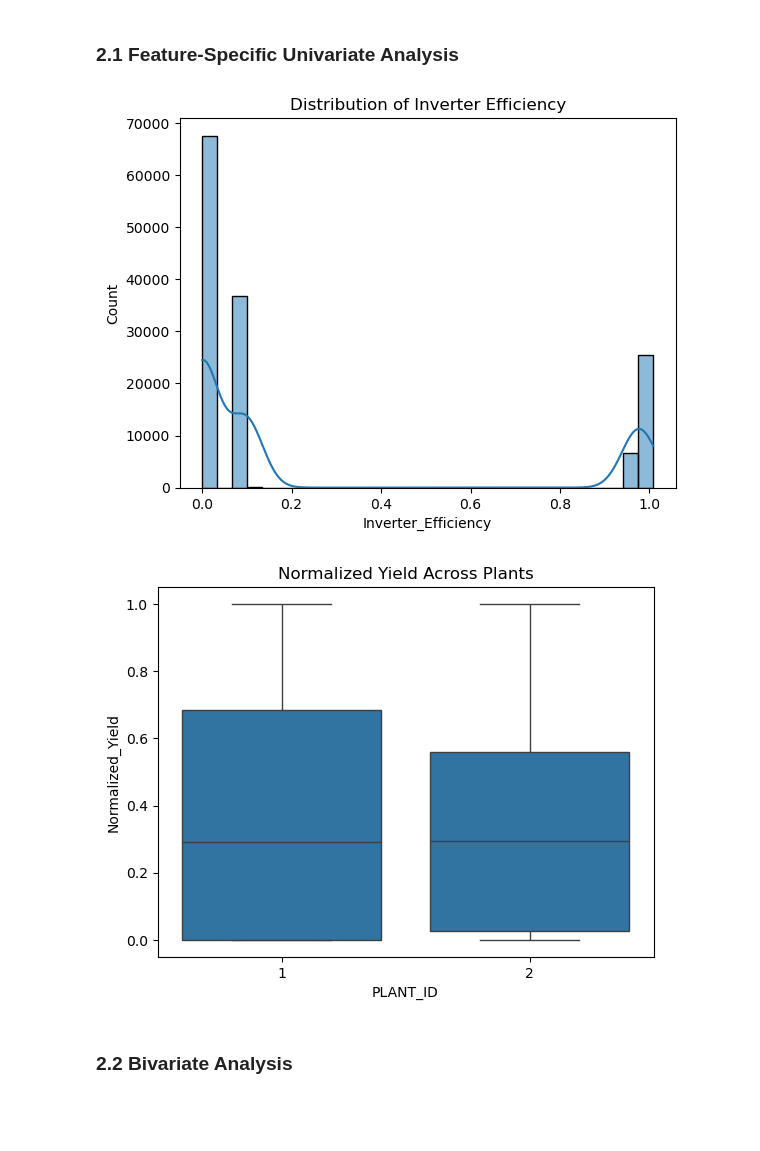
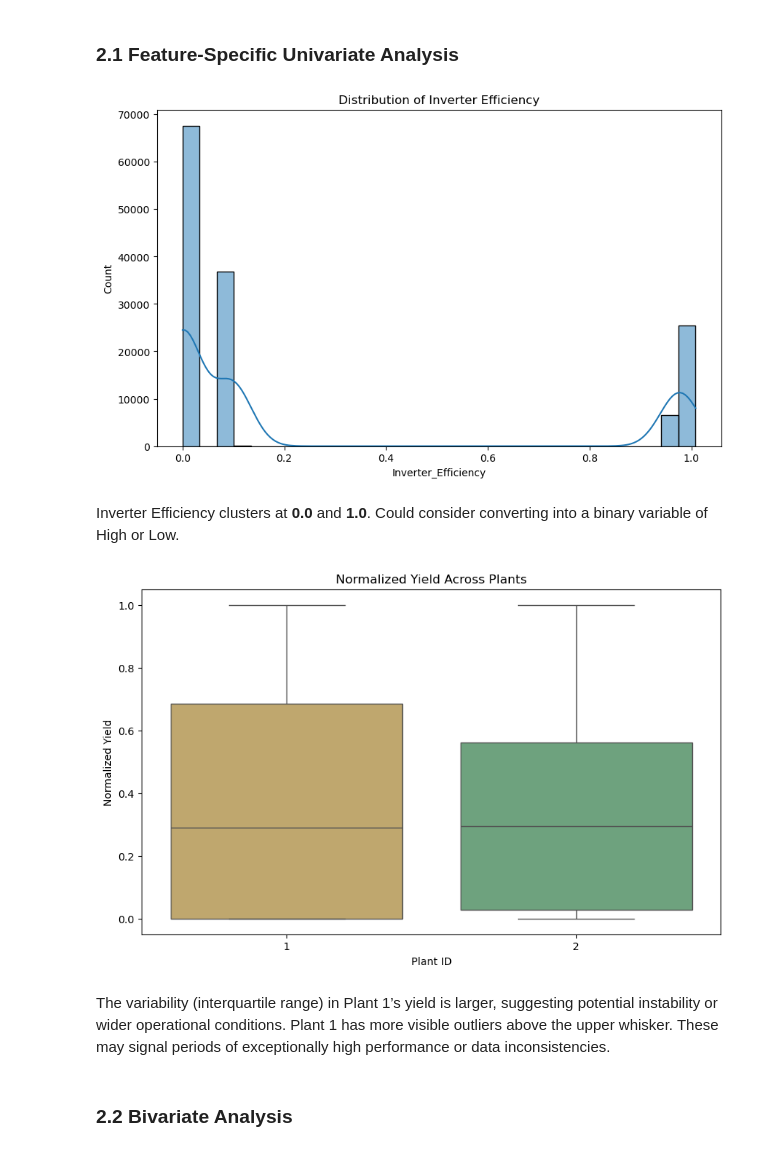
Before and after one commit to audreymalloy/Springboard_DataScience, a Jupyter notebook: Capstone-3-Solar/EDA/solar_eda.ipynb, the cells around one changed output. Drawn from its saved outputs; the diff is of its cells as text; code cells hidden in the pictures; blank space fills up the shorter version.

```diff
--- a/Capstone-3-Solar/EDA/solar_eda.ipynb
+++ b/Capstone-3-Solar/EDA/solar_eda.ipynb
@@ -124,18 +126,26 @@ for col in numerical_cols:
 ### 2.1 Feature-Specific Univariate Analysis
 # %%
 #Inverter Efficiency
+plt.figure(figsize=(10, 6))
 sns.histplot(df['Inverter_Efficiency'], kde=True, bins=30)
 plt.title('Distribution of Inverter Efficiency')
 plt.show()
 # %% [output]
-[figure, old version]
+[figure, new version]
+# %% [markdown]
+Inverter Efficiency clusters at **0.0** and **1.0**. Could consider converting into a binary variable of High or Low.
 # %%
 #Normalized Yield:
-sns.boxplot(x='PLANT_ID', y='Normalized_Yield', data=df)
+plt.figure(figsize=(10, 6))
+sns.boxplot(x='PLANT_ID', y='Normalized_Yield', data=df, hue='PLANT_ID', legend=False, palette=['#ccad60', '#65ab7a'])
 plt.title('Normalized Yield Across Plants')
+plt.xlabel('Plant ID')
+plt.ylabel('Normalized Yield')
 plt.show()
 # %% [output]
-[figure, old version]
+[figure, new version]
+# %% [markdown]
+The variability (interquartile range) in Plant 1’s yield is larger, suggesting potential instability or wider operational conditions. Plant 1 has more visible outliers above the upper whisker. These may signal periods of exceptionally high performance or data inconsistencies.
 # %% [markdown]
 ### 2.2 Bivariate Analysis
 # %% [markdown]
```
Also changed, not shown: parts of 18 cells of this notebook.
